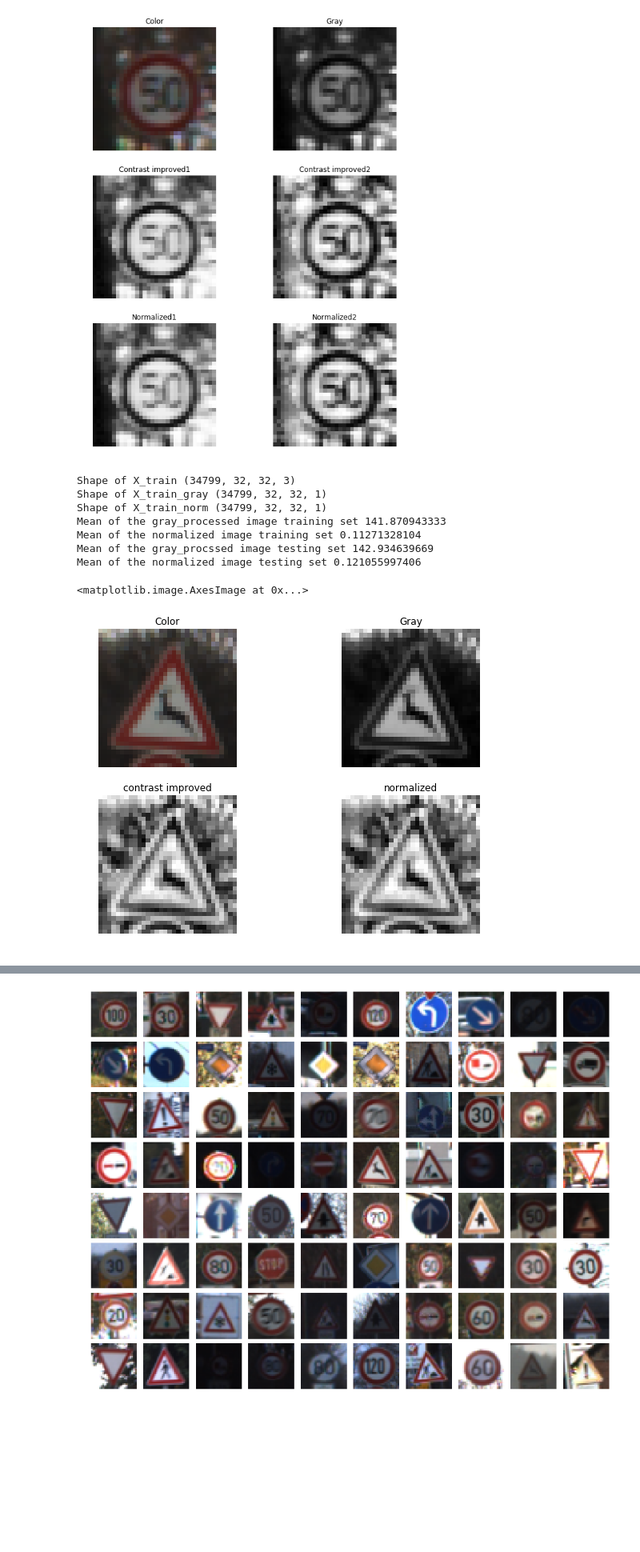
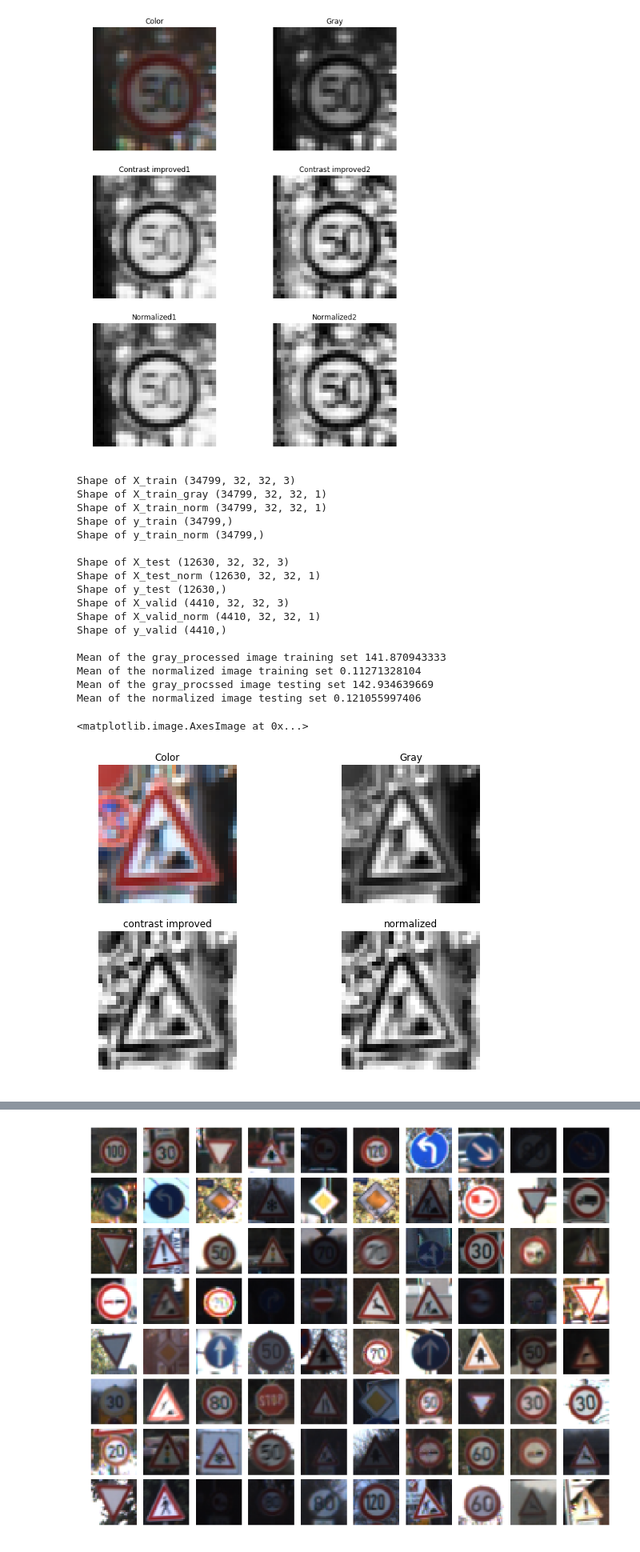
Before and after one commit to afourteia/CarND_Traffic_Sign_Classifier, a Jupyter notebook: Traffic_Sign_Classifier.ipynb, the cells around one changed output, grey strips where cells are left out. Shown at 80% size. Drawn from its saved outputs; the diff is of its cells as text; code cells hidden in the pictures; blank space fills up the shorter version.

```diff
--- a/Traffic_Sign_Classifier.ipynb
+++ b/Traffic_Sign_Classifier.ipynb
@@ -220,8 +220,6 @@ Images need to be reshufled
 # %%
 ## Shuffle the training dataset
 X_train, y_train = shuffle(X_train, y_train)
-X_valid, y_valid = shuffle(X_valid, y_valid)
-X_test, y_test = shuffle(X_test, y_test)
 
 view_images(X_train)
 # %% [output]
@@ -366,10 +364,24 @@ X_train_norm = normalize_image(X_train_gray_processed)
 X_test_norm = normalize_image(X_test_gray_processed)
 X_valid_norm = normalize_image(X_valid_gray_processed)
 
+y_train_norm = y_train
+
 # Print shapes
 print("Shape of X_train", X_train.shape)
 print("Shape of X_train_gray", X_train_gray.shape)
 print("Shape of X_train_norm", X_train_norm.shape)
+print("Shape of y_train", y_train.shape)
+print("Shape of y_train_norm", y_train_norm.shape)
+
+print()
+print("Shape of X_test", X_test.shape)
+print("Shape of X_test_norm", X_test_norm.shape)
+print("Shape of y_test", y_test.shape)
+print("Shape of X_valid", X_valid.shape)
+print("Shape of X_valid_norm", X_valid_norm.shape)
+print("Shape of y_valid", y_valid.shape)
+
+print()
 
 # Print mean
 print("Mean of the gray_processed image training set", np.mean(X_train_gray_processed))
@@ -383,34 +395,44 @@ axs = axs.ravel()
 i = random.randint(0,len(X_train) - 1)
 
 index = 0
 axs[index].axis('off')
 axs[index].set_title('Color')
 axs[index].imshow(X_train[i])
 
 index += 1
 axs[index].axis('off')
 axs[index].set_title('Gray')
 axs[index].imshow(X_train_gray[i].squeeze(), cmap='gray')
 
 index += 1
 axs[index].axis('off')
 axs[index].set_title('contrast improved')
 axs[index].imshow(X_train_gray_processed[i].squeeze(), cmap='gray')
 
 index += 1
 axs[index].axis('off')
 axs[index].set_title('normalized')
 axs[index].imshow(X_train_norm[i].squeeze(), cmap='gray')
 # %% [output]
 Shape of X_train (34799, 32, 32, 3)
 Shape of X_train_gray (34799, 32, 32, 1)
 Shape of X_train_norm (34799, 32, 32, 1)
+Shape of y_train (34799,)
+Shape of y_train_norm (34799,)
+
+Shape of X_test (12630, 32, 32, 3)
+Shape of X_test_norm (12630, 32, 32, 1)
+Shape of y_test (12630,)
+Shape of X_valid (4410, 32, 32, 3)
+Shape of X_valid_norm (4410, 32, 32, 1)
+Shape of y_valid (4410,)
+
 Mean of the gray_processed image training set 141.870943333
 Mean of the normalized image training set 0.11271328104
 Mean of the gray_procssed image testing set 142.934639669
 Mean of the normalized image testing set 0.121055997406
 <matplotlib.image.AxesImage at 0x...>
-[figure, old version]
+[figure, new version]
 # %%
 def random_translate(img):
     '''
```
Also changed, not shown: parts of 7 cells of this notebook.
